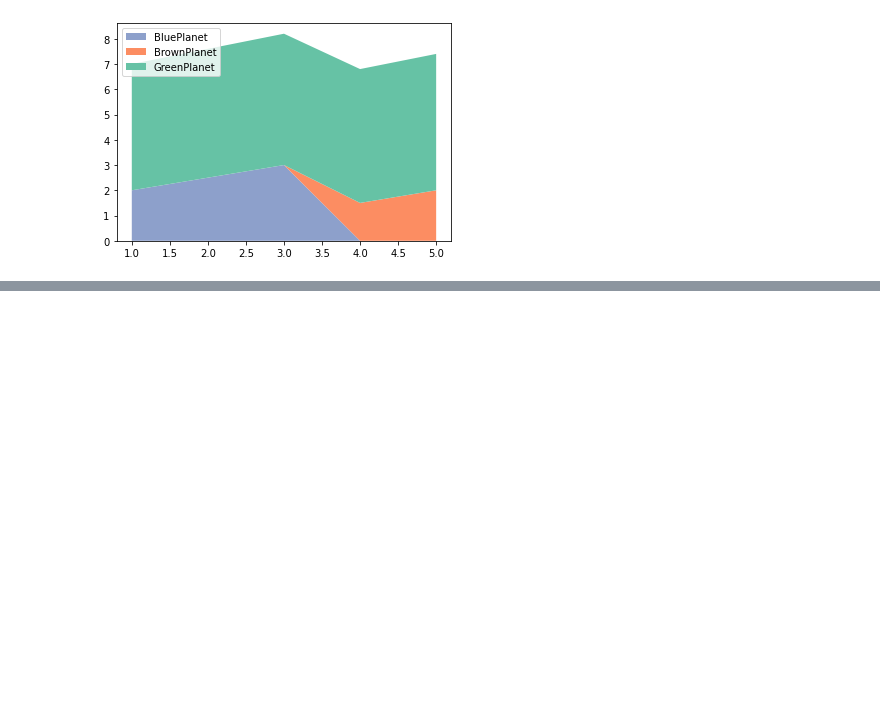
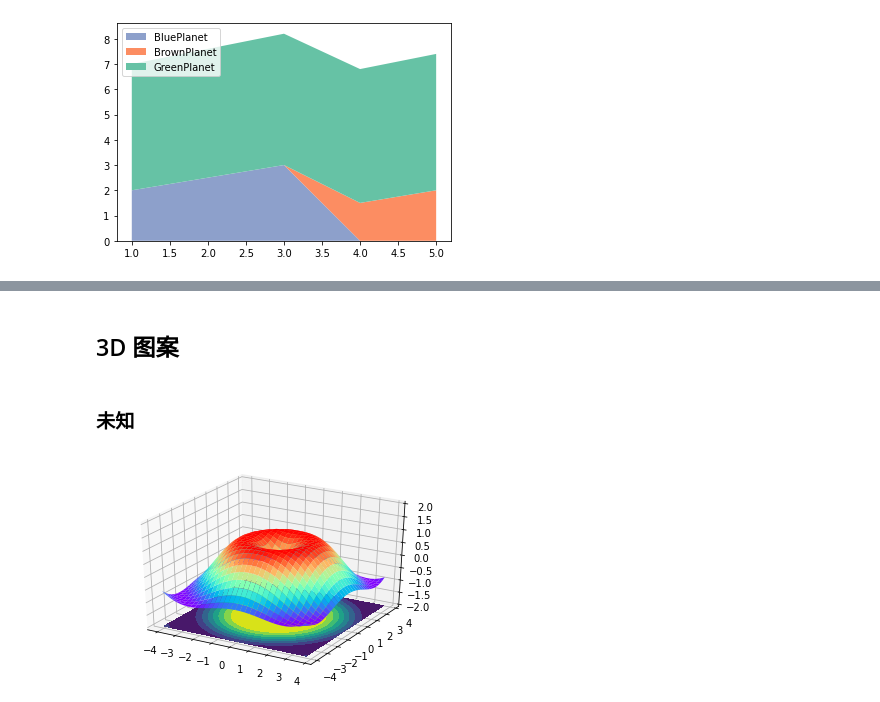
Before and after one commit to oaiao/ai, a Jupyter notebook: explore/matplotlib/Chapter_Three.ipynb, the cells around one changed output, grey strips where cells are left out. Drawn from its saved outputs; the diff is of its cells as text; code cells hidden in the pictures; blank space fills up the shorter version.

```diff
--- a/explore/matplotlib/Chapter_Three.ipynb
+++ b/explore/matplotlib/Chapter_Three.ipynb
@@ -77,0 +173,31 @@ plt.show()
+# %% [markdown]
+## 3D 图案
+# %% [markdown]
+### 未知
+# %%
+import numpy as np
+# import matplotlib.pyplot as plt
+from mpl_toolkits.mplot3d import Axes3D
+fig = plt.figure()
+# 创建3d图形的两种方式
+# ax = Axes3D(fig)
+ax = fig.add_subplot(111, projection='3d')
+# X, Y value
+X = np.arange(-4, 4, 0.25)
+Y = np.arange(-4, 4, 0.25)
+X, Y = np.meshgrid(X, Y)    # x-y 平面的网格
+R = np.sqrt(X ** 2 + Y ** 2)
+# height value
+Z = np.sin(R)
+# rstride:行之间的跨度  cstride:列之间的跨度
+# rcount:设置间隔个数，默认50个，ccount:列的间隔个数  不能与上面两个参数同时出现
+#vmax和vmin  颜色的最大值和最小值
+ax.plot_surface(X, Y, Z, rstride=1, cstride=1, cmap=plt.get_cmap('rainbow'))
+# zdir : 'z' | 'x' | 'y' 表示把等高线图投射到哪个面
+# offset : 表示等高线图投射到指定页面的某个刻度
+ax.contourf(X,Y,Z,zdir='z',offset=-2)
+# 设置图像z轴的显示范围，x、y轴设置方式相同
+ax.set_zlim(-2,2)
+plt.show()
+# %% [output]
+[figure, added]
```
Also changed, not shown: parts of 17 cells of this notebook, 1 other file.
